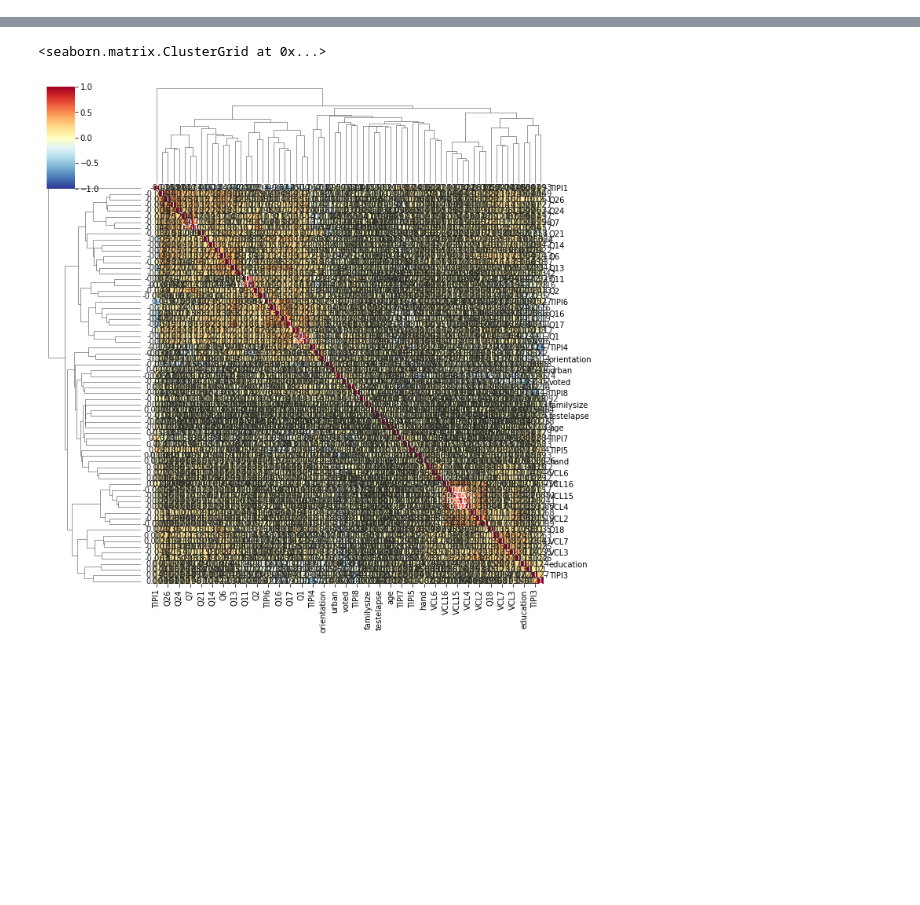
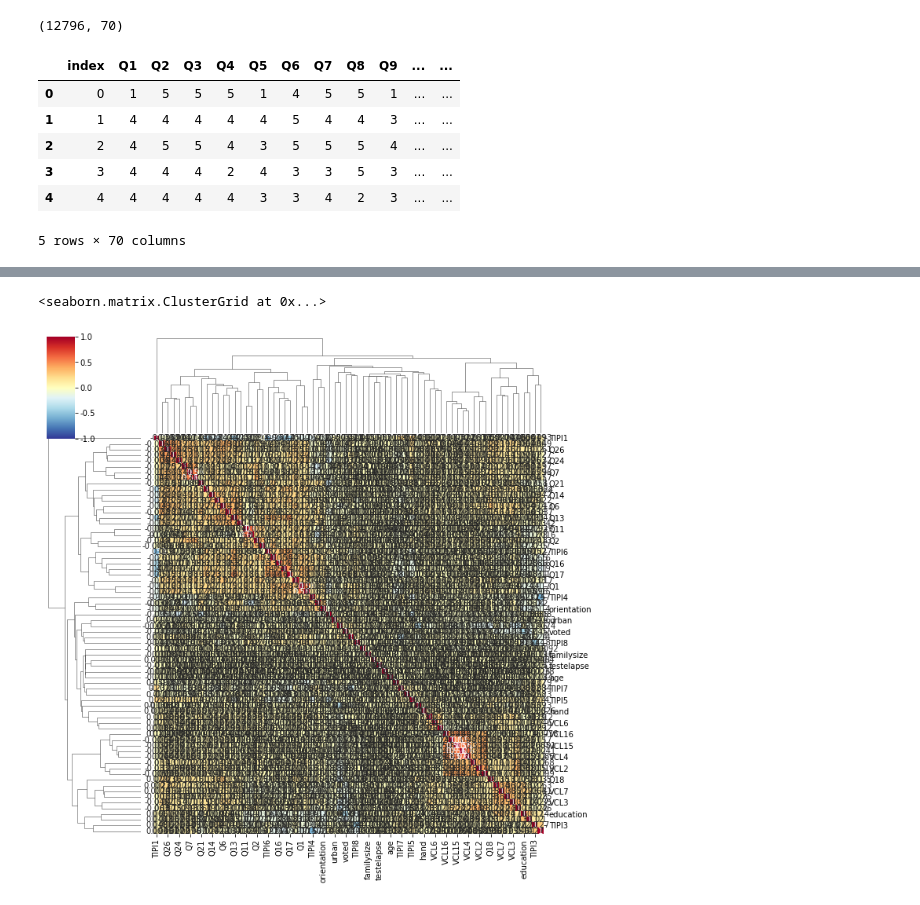
Before and after one commit to kde9867/SW, a Jupyter notebook: 심리_성향_예측을_위한_LGBM_BASELINE_(5).ipynb, the cells around one changed output, grey strips where cells are left out. Cells and saved outputs as stored; diff of their text form; code cells hidden in the pictures; blank space fills up the shorter version.

```diff
--- a/심리_성향_예측을_위한_LGBM_BASELINE_(5).ipynb
+++ b/심리_성향_예측을_위한_LGBM_BASELINE_(5).ipynb
@@ -19,0 +48,18 @@ dum = pd.read_csv('county_dum_and_dropna (1).csv')
+# %%
+print(traindata.shape)
+# %% [output]
+(12796, 70)
+# %%
+import pandas as pd
+
+data = pd.DataFrame(traindata)
+data.columns = traindata.keys()
+data.head()
+# %% [output]
+|  | index | Q1 | Q2 | Q3 | Q4 | Q5 | Q6 | Q7 | Q8 | Q9 | ... | ... |
+| 0 | 0 | 1 | 5 | 5 | 5 | 1 | 4 | 5 | 5 | 1 | ... | ... |
+| 1 | 1 | 4 | 4 | 4 | 4 | 4 | 5 | 4 | 4 | 3 | ... | ... |
+| 2 | 2 | 4 | 5 | 5 | 4 | 3 | 5 | 5 | 5 | 4 | ... | ... |
+| 3 | 3 | 4 | 4 | 4 | 2 | 4 | 3 | 3 | 5 | 3 | ... | ... |
+| 4 | 4 | 4 | 4 | 4 | 4 | 3 | 3 | 4 | 2 | 3 | ... | ... |
+5 rows × 70 columns
```
Also changed, not shown: parts of 16 cells of this notebook.
